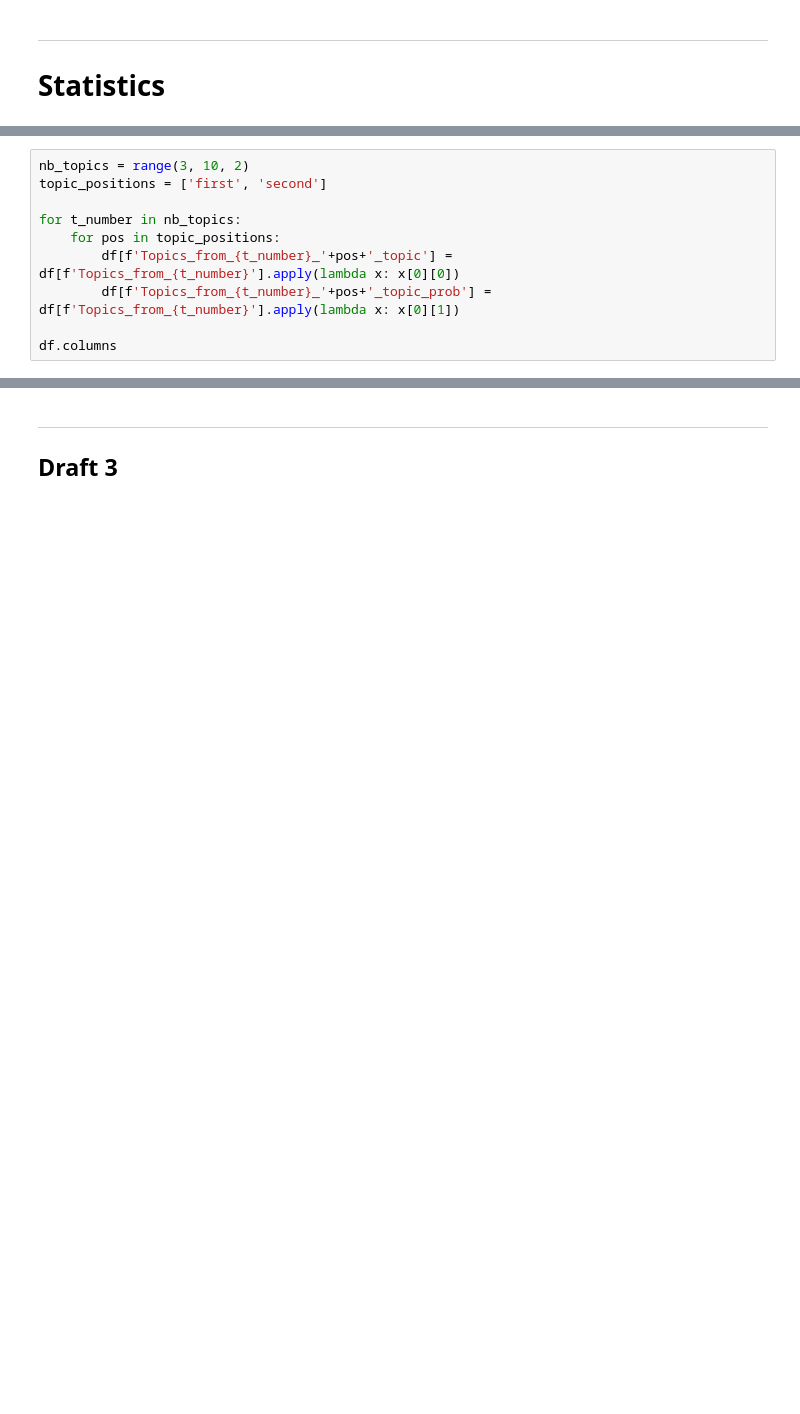
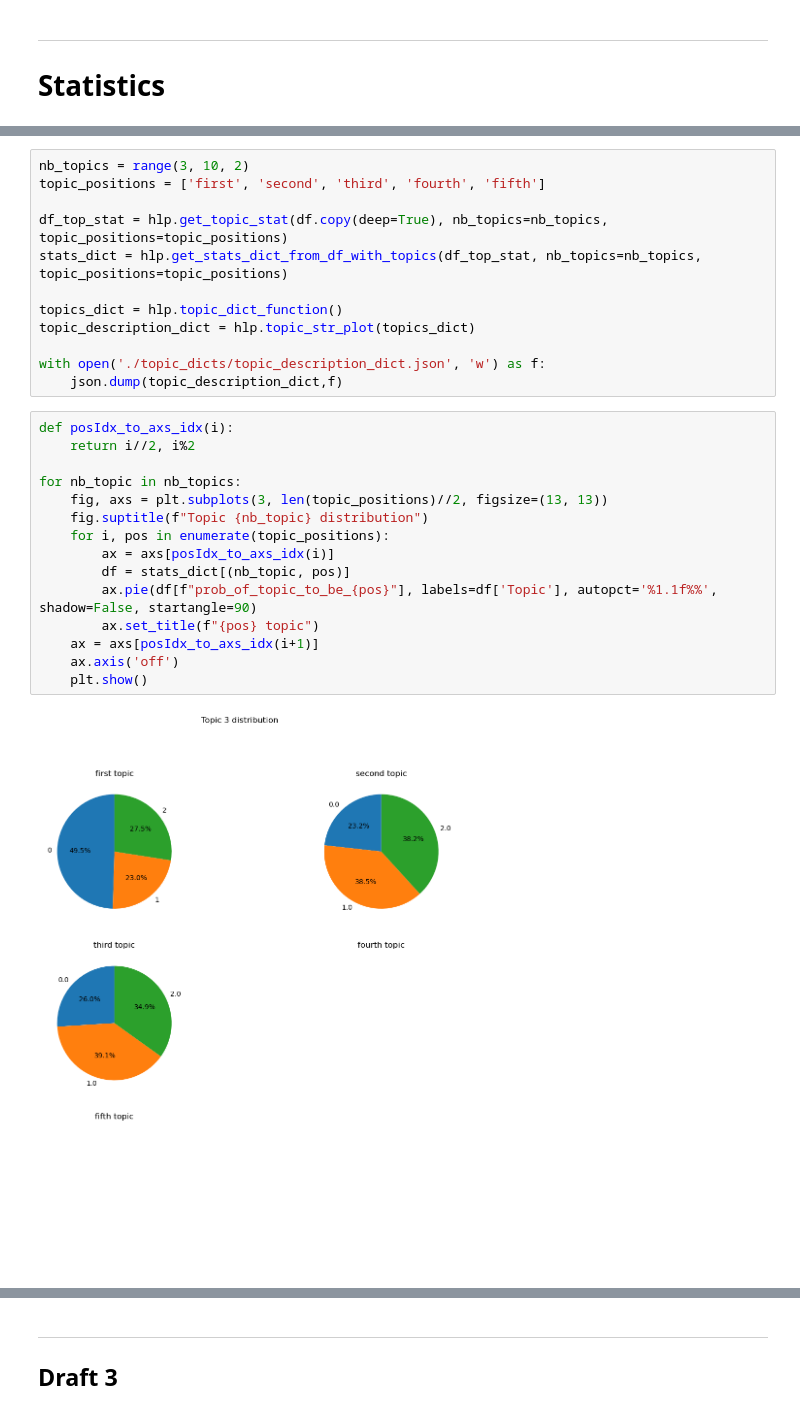
Before and after one commit to epfl-ada/ada-2023-project-abracadabra, a Jupyter notebook: P3_jd.ipynb, the cells around one changed output, grey strips where cells are left out. Saved outputs shown, nothing was run; the diff lists cells and outputs as text; blank space fills up the shorter version.

```diff
--- a/P3_jd.ipynb
+++ b/P3_jd.ipynb
@@ -89,10 +70,0 @@ df = df[['Parsed_Comment', 'BoW', 'Topics_from_3', 'Topics_from_5', 'Topics_from
-# %%
-nb_topics = range(3, 10, 2)
-topic_positions = ['first', 'second']
-
-for t_number in nb_topics:
-    for pos in topic_positions:
-        df[f'Topics_from_{t_number}_'+pos+'_topic'] = df[f'Topics_from_{t_number}'].apply(lambda x: x[0][0])
-        df[f'Topics_from_{t_number}_'+pos+'_topic_prob'] = df[f'Topics_from_{t_number}'].apply(lambda x: x[0][1])
-
-df.columns
@@ -149,0 +71,29 @@ df.head()
+# %%
+nb_topics = range(3, 10, 2)
+topic_positions = ['first', 'second', 'third', 'fourth', 'fifth']
+
+df_top_stat = hlp.get_topic_stat(df.copy(deep=True), nb_topics=nb_topics, topic_positions=topic_positions)
+stats_dict = hlp.get_stats_dict_from_df_with_topics(df_top_stat, nb_topics=nb_topics, topic_positions=topic_positions)
+
+topics_dict = hlp.topic_dict_function()
+topic_description_dict = hlp.topic_str_plot(topics_dict)
+
+with open('./topic_dicts/topic_description_dict.json', 'w') as f:
+    json.dump(topic_description_dict,f)
+# %%
+def posIdx_to_axs_idx(i):
+    return i//2, i%2
+
+for nb_topic in nb_topics:
+    fig, axs = plt.subplots(3, len(topic_positions)//2, figsize=(13, 13))
+    fig.suptitle(f"Topic {nb_topic} distribution")
+    for i, pos in enumerate(topic_positions):
+        ax = axs[posIdx_to_axs_idx(i)]
+        df = stats_dict[(nb_topic, pos)]
+        ax.pie(df[f"prob_of_topic_to_be_{pos}"], labels=df['Topic'], autopct='%1.1f%%', shadow=False, startangle=90)
+        ax.set_title(f"{pos} topic")
+    ax = axs[posIdx_to_axs_idx(i+1)]
+    ax.axis('off')
+    plt.show()
+# %% [output]
+[figure, added]
```
Also changed, not shown: parts of 33 cells of this notebook, 1 other file.
